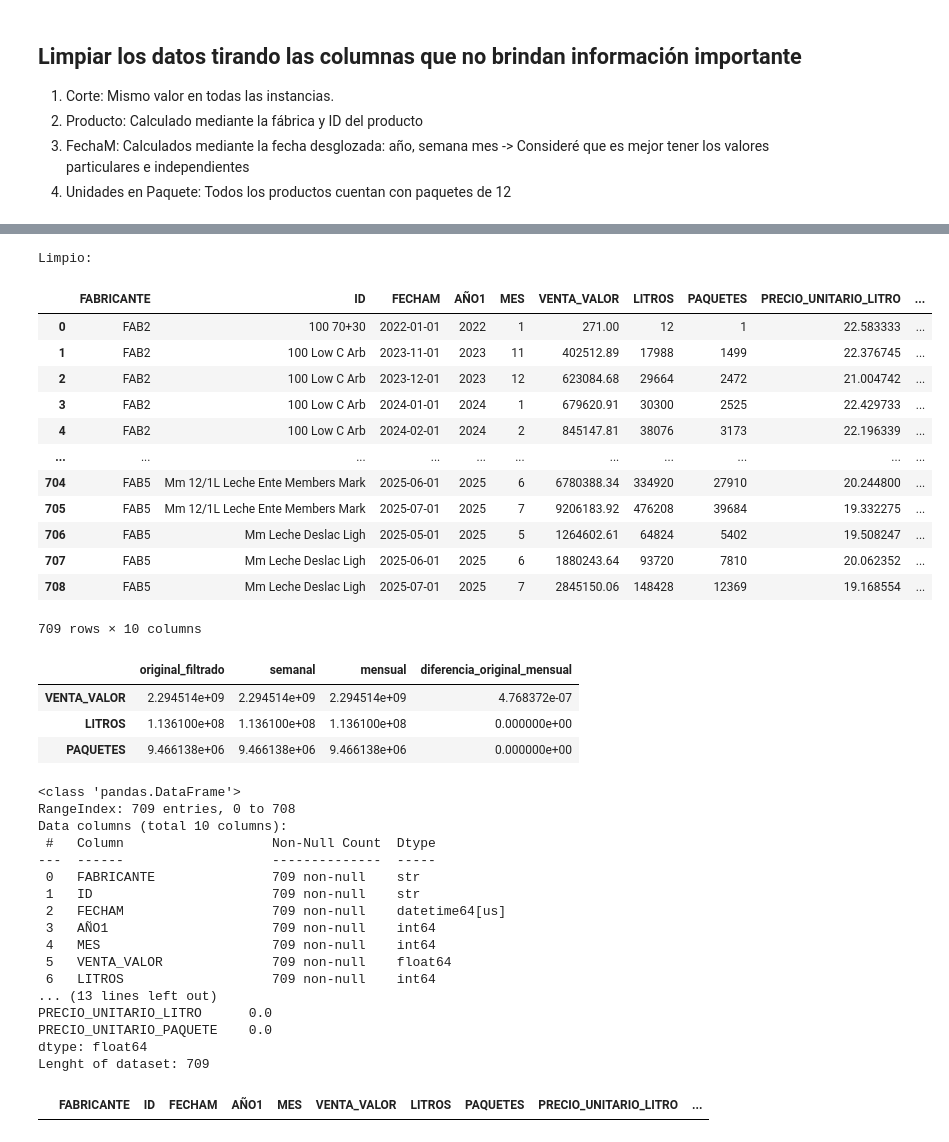
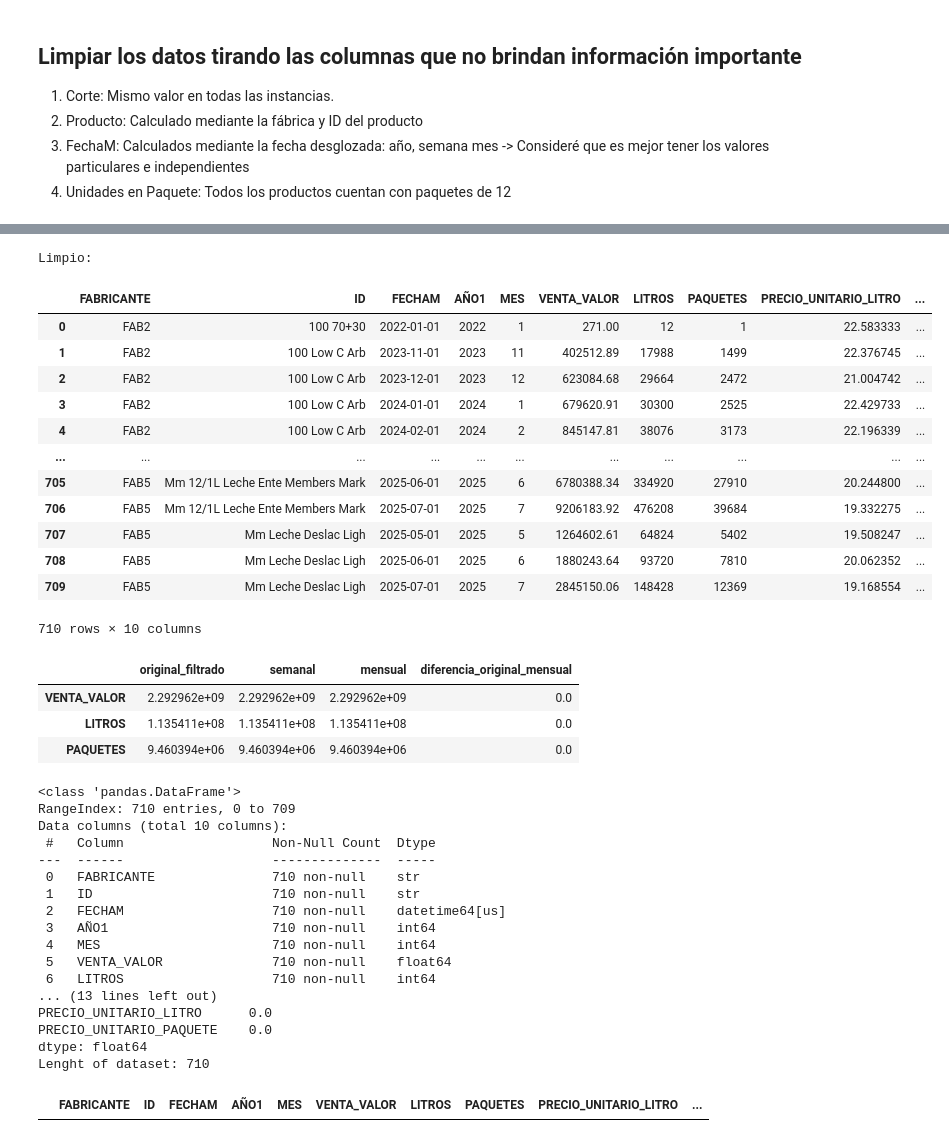
Before and after one commit to SALV19/statistic-project, a Jupyter notebook: milk_project.ipynb, the cells around one changed output, grey strips where cells are left out. Drawn from its saved outputs; the diff is of its cells as text; code cells hidden in the pictures.

```diff
--- a/milk_project.ipynb
+++ b/milk_project.ipynb
@@ -89,7 +89,7 @@ df
 1. Unidades en Paquete: Todos los productos cuentan con paquetes de 12
 # %%
 # Drop unimportant columns
-df_clean = df.drop(columns=["CORTE", "PRODUCTO", "UNIDADES_EN_PAQUETE"])
+df_clean = df.drop(columns=["CORTE", "PRODUCTO"])
 df_clean
 # %% [output]
 |  | FABRICANTE | ID | AÑO1 | SEMANA | MES | FECHAW | FECHAM | VENTA_VALOR | LITROS | ... |
@@ -116,9 +118,15 @@ Se considera repetidos si se tiene el mismo ID en la misma semaan y año, soluci
 Esto fue ya que las ventas se acumulan, y los datos repetidos son por un cambio en el precio, el cual no hace sentido acumular.
 # %%
 # Group duplicate rows together for visual comparison
-df_clean = df_clean[
-    (df_clean["LITROS"] > 0) & (df_clean["VENTA_VALOR"] >= 0)
-].copy()
+print("Nulos por columna:")
+display(df_clean.isna().sum())
+
+print("Filas con LITROS = 0:")
+display(df_clean[df_clean["LITROS"] == 0])
+
+print("Filas con VENTA_VALOR negativa:")
+display(df_clean[df_clean["VENTA_VALOR"] < 0])
+
 duplicates = df_clean[df_clean.duplicated(subset=["ID", "AÑO1", "SEMANA"], keep=False)]
 display(duplicates)
 
@@ -135,7 +143,7 @@ cols = ["FABRICANTE"] + [col for col in df_merged.columns if col != "FABRICANTE"
 df_merged = df_merged[cols]
 
 df_merged["PRECIO_UNITARIO_LITRO"] = df_merged["VENTA_VALOR"] / df_merged["LITROS"]
-df_merged["PRECIO_UNITARIO_PAQUETE"] = df_merged["PRECIO_UNITARIO_LITRO"] * 12
+df_merged["PRECIO_UNITARIO_PAQUETE"] = df_merged["VENTA_VALOR"] / df_merged["PAQUETES"]
 
 print("Limpio:")
 display(df_merged)
@@ -170,35 +205,35 @@ Limpio:
 # %%
 df_merged_monthly = df_merged.groupby(["ID", "FECHAM"], as_index=False).agg({
 	"FABRICANTE": "first",
  	"AÑO1": "first",
  	"MES": "first",
   "VENTA_VALOR": "sum",
   "LITROS": "sum",
   "PAQUETES": "sum",
 })
 cols = ["FABRICANTE"] + [col for col in df_merged_monthly.columns if col != "FABRICANTE"]
 df_merged_monthly = df_merged_monthly[cols]
 
 df_merged_monthly["PRECIO_UNITARIO_LITRO"] = df_merged_monthly["VENTA_VALOR"] / df_merged_monthly["LITROS"]
-df_merged_monthly["PRECIO_UNITARIO_PAQUETE"] = df_merged_monthly["PRECIO_UNITARIO_LITRO"] * 12
+df_merged_monthly["PRECIO_UNITARIO_PAQUETE"] = df_merged_monthly["VENTA_VALOR"] / df_merged_monthly["PAQUETES"]
 
 print("Limpio:")
 display(df_merged_monthly)
 # %% [output]
 Limpio:
 |  | FABRICANTE | ID | FECHAM | AÑO1 | MES | VENTA_VALOR | LITROS | PAQUETES | PRECIO_UNITARIO_LITRO | ... |
 | 0 | FAB2 | 100 70+30 | 2022-01-01 | 2022 | 1 | 271.00 | 12 | 1 | 22.583333 | ... |
 | 1 | FAB2 | 100 Low C Arb | 2023-11-01 | 2023 | 11 | 402512.89 | 17988 | 1499 | 22.376745 | ... |
 | 2 | FAB2 | 100 Low C Arb | 2023-12-01 | 2023 | 12 | 623084.68 | 29664 | 2472 | 21.004742 | ... |
 | 3 | FAB2 | 100 Low C Arb | 2024-01-01 | 2024 | 1 | 679620.91 | 30300 | 2525 | 22.429733 | ... |
 | 4 | FAB2 | 100 Low C Arb | 2024-02-01 | 2024 | 2 | 845147.81 | 38076 | 3173 | 22.196339 | ... |
 | ... | ... | ... | ... | ... | ... | ... | ... | ... | ... | ... |
-| 704 | FAB5 | Mm 12/1L Leche Ente Members Mark | 2025-06-01 | 2025 | 6 | 6780388.34 | 334920 | 27910 | 20.244800 | ... |
-| 705 | FAB5 | Mm 12/1L Leche Ente Members Mark | 2025-07-01 | 2025 | 7 | 9206183.92 | 476208 | 39684 | 19.332275 | ... |
-| 706 | FAB5 | Mm Leche Deslac Ligh | 2025-05-01 | 2025 | 5 | 1264602.61 | 64824 | 5402 | 19.508247 | ... |
-| 707 | FAB5 | Mm Leche Deslac Ligh | 2025-06-01 | 2025 | 6 | 1880243.64 | 93720 | 7810 | 20.062352 | ... |
-| 708 | FAB5 | Mm Leche Deslac Ligh | 2025-07-01 | 2025 | 7 | 2845150.06 | 148428 | 12369 | 19.168554 | ... |
+| 705 | FAB5 | Mm 12/1L Leche Ente Members Mark | 2025-06-01 | 2025 | 6 | 6780388.34 | 334920 | 27910 | 20.244800 | ... |
+| 706 | FAB5 | Mm 12/1L Leche Ente Members Mark | 2025-07-01 | 2025 | 7 | 9206183.92 | 476208 | 39684 | 19.332275 | ... |
+| 707 | FAB5 | Mm Leche Deslac Ligh | 2025-05-01 | 2025 | 5 | 1264602.61 | 64824 | 5402 | 19.508247 | ... |
+| 708 | FAB5 | Mm Leche Deslac Ligh | 2025-06-01 | 2025 | 6 | 1880243.64 | 93720 | 7810 | 20.062352 | ... |
+| 709 | FAB5 | Mm Leche Deslac Ligh | 2025-07-01 | 2025 | 7 | 2845150.06 | 148428 | 12369 | 19.168554 | ... |
-709 rows × 10 columns
+710 rows × 10 columns
 # %%
 # Auditoría de conservación: el colapso debe preservar ventas, litros y paquetes.
 raw_totals = df_clean[["VENTA_VALOR", "LITROS", "PAQUETES"]].sum()
@@ -213,9 +248,9 @@ conservation_check = pd.DataFrame({
 display(conservation_check)
 # %% [output]
 |  | original_filtrado | semanal | mensual | diferencia_original_mensual |
-| VENTA_VALOR | 2.294514e+09 | 2.294514e+09 | 2.294514e+09 | 4.768372e-07 |
-| LITROS | 1.136100e+08 | 1.136100e+08 | 1.136100e+08 | 0.000000e+00 |
-| PAQUETES | 9.466138e+06 | 9.466138e+06 | 9.466138e+06 | 0.000000e+00 |
+| VENTA_VALOR | 2.292962e+09 | 2.292962e+09 | 2.292962e+09 | 0.0 |
+| LITROS | 1.135411e+08 | 1.135411e+08 | 1.135411e+08 | 0.0 |
+| PAQUETES | 9.460394e+06 | 9.460394e+06 | 9.460394e+06 | 0.0 |
 # %%
 def see_nan_values(df):
 	df.info()
@@ -227,22 +262,22 @@ def see_nan_values(df):
 see_nan_values(df_merged_monthly)
 # %% [output]
 <class 'pandas.DataFrame'>
-RangeIndex: 709 entries, 0 to 708
+RangeIndex: 710 entries, 0 to 709
 Data columns (total 10 columns):
  #   Column                   Non-Null Count  Dtype
 ---  ------                   --------------  -----
- 0   FABRICANTE               709 non-null    str
- 1   ID                       709 non-null    str
- 2   FECHAM                   709 non-null    datetime64[us]
- 3   AÑO1                     709 non-null    int64
- 4   MES                      709 non-null    int64
- 5   VENTA_VALOR              709 non-null    float64
- 6   LITROS                   709 non-null    int64
+ 0   FABRICANTE               710 non-null    str
+ 1   ID                       710 non-null    str
+ 2   FECHAM                   710 non-null    datetime64[us]
+ 3   AÑO1                     710 non-null    int64
+ 4   MES                      710 non-null    int64
+ 5   VENTA_VALOR              710 non-null    float64
+ 6   LITROS                   710 non-null    int64
 ... (13 lines left out)
 PRECIO_UNITARIO_LITRO      0.0
 PRECIO_UNITARIO_PAQUETE    0.0
 dtype: float64
-Lenght of dataset: 709
+Lenght of dataset: 710
 # %%
 missing_prices = df_merged_monthly[
     df_merged_monthly["PRECIO_UNITARIO_LITRO"].isna() |
```
Also changed, not shown: parts of 25 cells of this notebook.
